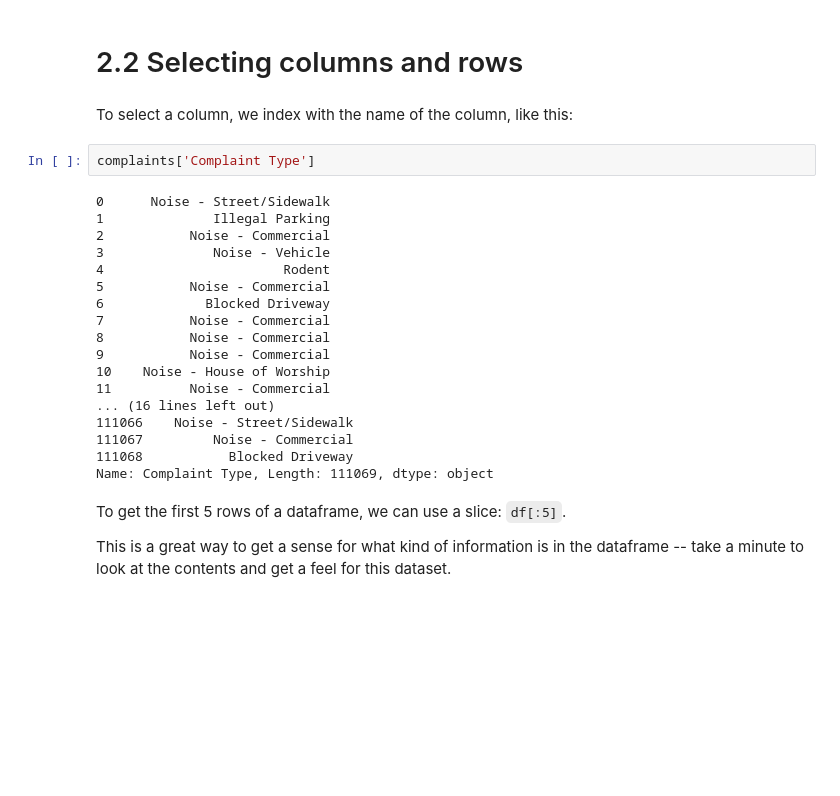
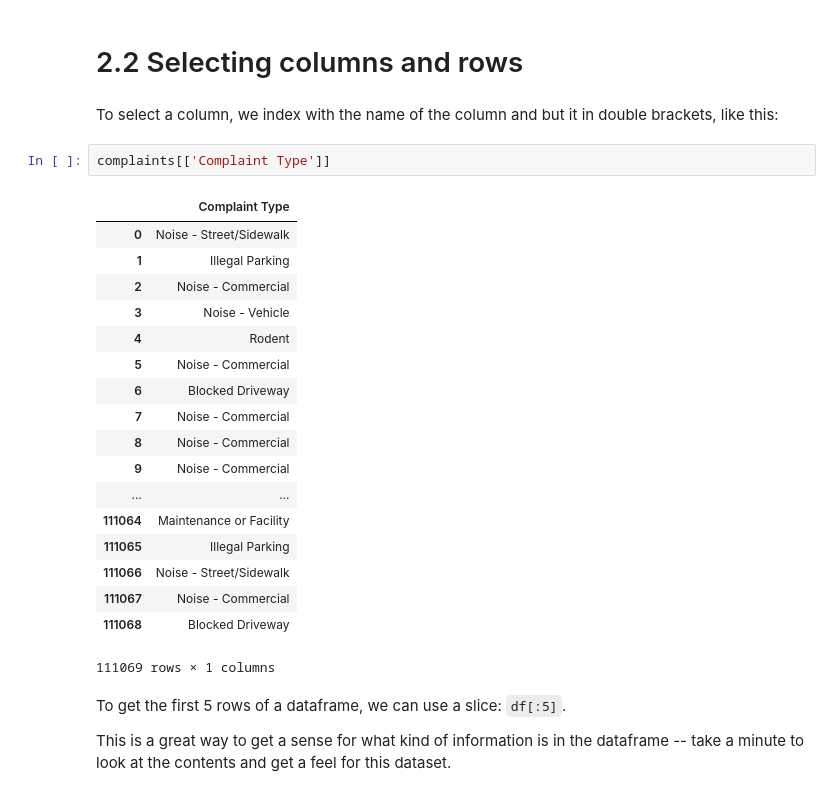
Before and after one commit to francisbautista/python-lessons, a Jupyter notebook: Pandas-Intro.ipynb, the cells around one changed output. Cells and saved outputs as stored; diff of their text form; blank space fills up the shorter version.

```diff
--- a/Pandas-Intro.ipynb
+++ b/Pandas-Intro.ipynb
@@ -60,27 +62,28 @@ complaints
 # %% [markdown]
 # 2.2 Selecting columns and rows
 # %% [markdown]
-To select a column, we index with the name of the column, like this:
+To select a column, we index with the name of the column and but it in double brackets, like this:
 # %%
-complaints['Complaint Type']
+complaints[['Complaint Type']]
 # %% [output]
+|  | Complaint Type |
+| 0 | Noise - Street/Sidewalk |
+| 1 | Illegal Parking |
+| 2 | Noise - Commercial |
+| 3 | Noise - Vehicle |
+| 4 | Rodent |
+| 5 | Noise - Commercial |
+| 6 | Blocked Driveway |
+| 7 | Noise - Commercial |
+| 8 | Noise - Commercial |
+| 9 | Noise - Commercial |
+| ... | ... |
+| 111064 | Maintenance or Facility |
+| 111065 | Illegal Parking |
+| 111066 | Noise - Street/Sidewalk |
+| 111067 | Noise - Commercial |
+| 111068 | Blocked Driveway |
-0      Noise - Street/Sidewalk
-1              Illegal Parking
-2           Noise - Commercial
-3              Noise - Vehicle
-4                       Rodent
-5           Noise - Commercial
-6             Blocked Driveway
-7           Noise - Commercial
-8           Noise - Commercial
-9           Noise - Commercial
-10    Noise - House of Worship
-11          Noise - Commercial
-... (16 lines left out)
-111066    Noise - Street/Sidewalk
-111067         Noise - Commercial
-111068           Blocked Driveway
-Name: Complaint Type, Length: 111069, dtype: object
+111069 rows × 1 columns
 # %% [markdown]
 To get the first 5 rows of a dataframe, we can use a slice: `df[:5]`.
 
```
Also changed, not shown: parts of 11 cells of this notebook.
